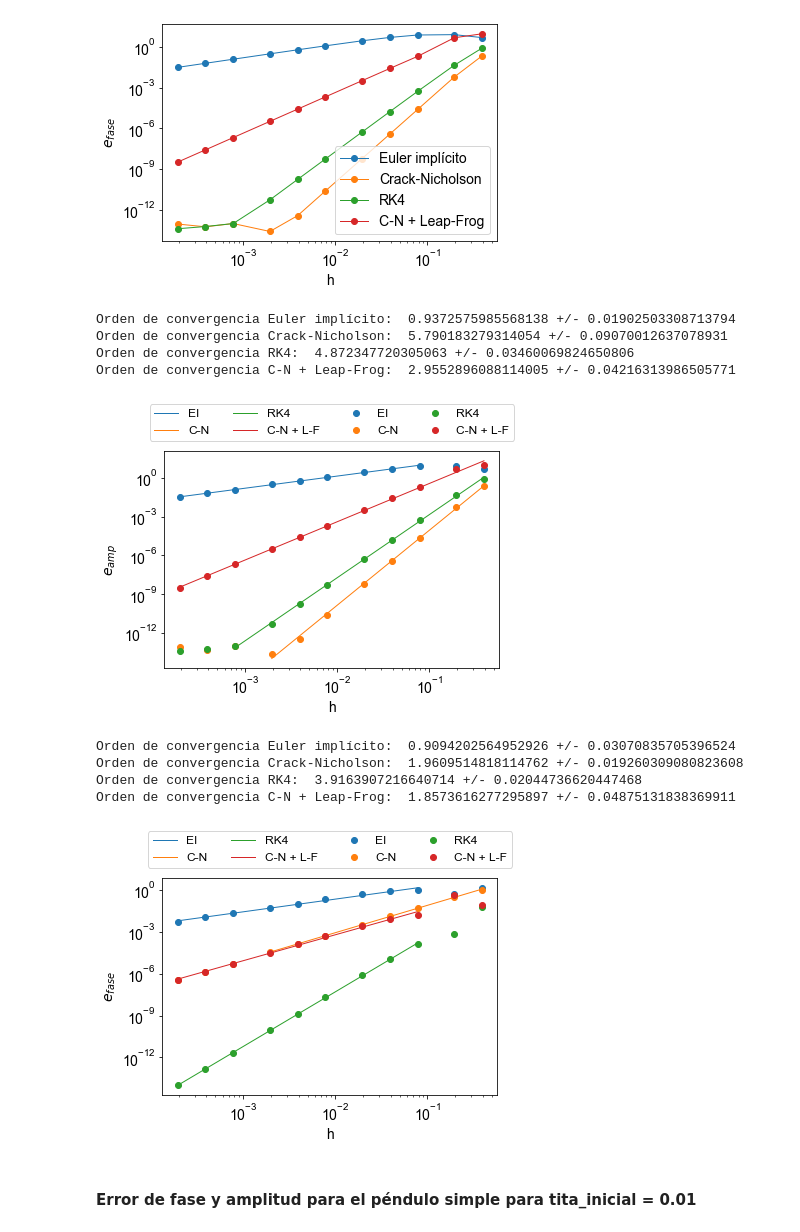
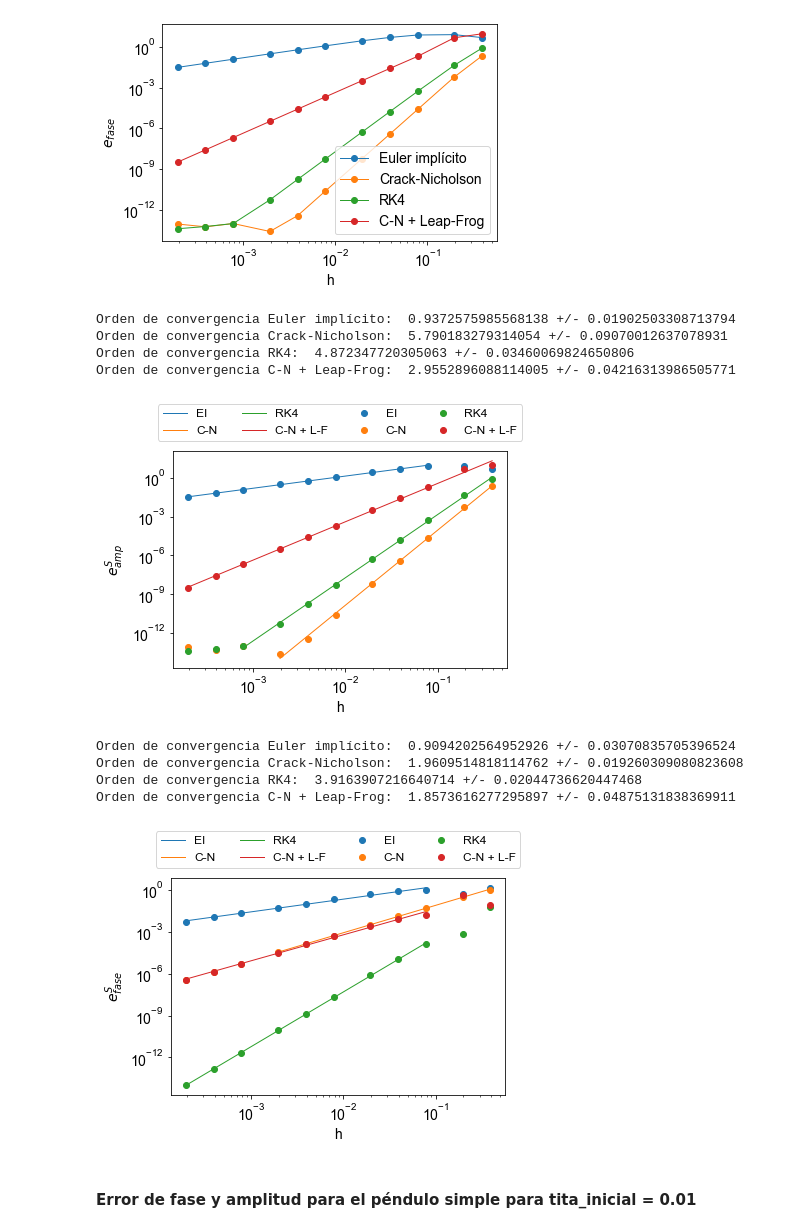
Before and after one commit to Lupama2/Guias_Metodos_Num_Fluidos_I, a Jupyter notebook: Guias/Guia_2/Ejercicio_4/Programa/graficos/graficos.ipynb, the cells around one changed output. Saved outputs shown, nothing was run; the diff lists cells and outputs as text; code cells hidden in the pictures.

```diff
--- a/Guias/Guia_2/Ejercicio_4/Programa/graficos/graficos.ipynb
+++ b/Guias/Guia_2/Ejercicio_4/Programa/graficos/graficos.ipynb
@@ -119,35 +119,35 @@ plt.plot(x, np.exp(m*np.log(x) + b), label='RK4',linewidth=1, color = "tab:green
 
 x, y = datos_h[limits_CNLF[0]:limits_CNLF[1]], datos_amplitud[limits_CNLF[0]:limits_CNLF[1],3]
 coefs, matrix_cov = np.polyfit(np.log(x), np.log(np.abs(y)), 1, cov = True)
 m, b = coefs[0], coefs[1]
 print("Orden de convergencia C-N + Leap-Frog: ", m, "+/-", matrix_cov[0,0]**0.5)
 plt.plot(x, np.exp(m*np.log(x) + b), label='C-N + L-F',linewidth=1, color = "tab:red")
 
 
 
 plt.plot(datos_h, np.abs(datos_amplitud[:,0]), label='EI',marker='o',linewidth=0, color = "tab:blue")
 plt.plot(datos_h, np.abs(datos_amplitud[:,1]), label='C-N',marker='o',linewidth=0, color = "tab:orange")
 plt.plot(datos_h, np.abs(datos_amplitud[:,2]), label='RK4',marker='o',linewidth=0, color = "tab:green")
 plt.plot(datos_h, np.abs(datos_amplitud[:,3]), label='C-N + L-F',marker='o',linewidth=0, color = "tab:red")
 #Parámetros del gráfico:
 plt.legend(loc='lower center', ncol = 4, bbox_to_anchor=(0, 1.02, 1, 0.2),fontsize = 12)
 plt.xlabel('h')
-plt.ylabel('$e_{amp}$')
+plt.ylabel('$e_{amp}^S$')
 # plt.xticks(x, my_xticks)
 # plt.yticks(np.arange(y.min(), y.max(), 0.005))
 # plt.yticks(np.arange(-0.5,0.5 + 0.2,0.2))
 # plt.xlim(10.0**-4, 10.0**0)
 plt.xscale("log")
 plt.yscale("log")
 
 #Guardo el gráfico
 plt.savefig('error_amplitud_simple_pi2.pdf', format='pdf',bbox_inches = "tight")
 # %% [output]
 Orden de convergencia Euler implícito:  0.9372575985568138 +/- 0.01902503308713794
 Orden de convergencia Crack-Nicholson:  5.790183279314054 +/- 0.09070012637078931
 Orden de convergencia RK4:  4.872347720305063 +/- 0.03460069824650806
 Orden de convergencia C-N + Leap-Frog:  2.9552896088114005 +/- 0.04216313986505771
-[figure, old version]
+[figure, new version]
 # %%
 #ERROR DE FASE
 
@@ -199,7 +199,7 @@ plt.plot(datos_h, np.abs(datos_fase[:,3]), label='C-N + L-F',marker='o',linewidt
 #Parámetros del gráfico:
 plt.legend(loc='lower center', ncol = 4, bbox_to_anchor=(0, 1.02, 1, 0.2),fontsize = 12)
 plt.xlabel('h')
-plt.ylabel('$e_{fase}$')
+plt.ylabel('$e_{fase}^S$')
 # plt.xticks(x, my_xticks)
 # plt.yticks(np.arange(y.min(), y.max(), 0.005))
 # plt.yticks(np.arange(-0.5,0.5 + 0.2,0.2))
@@ -214,7 +214,7 @@ Orden de convergencia Euler implícito:  0.9094202564952926 +/- 0.03070835705396
 Orden de convergencia Crack-Nicholson:  1.9609514818114762 +/- 0.019260309080823608
 Orden de convergencia RK4:  3.9163907216640714 +/- 0.02044736620447468
 Orden de convergencia C-N + Leap-Frog:  1.8573616277295897 +/- 0.04875131838369911
-[figure, old version]
+[figure, new version]
 # %% [markdown]
 #### Error de fase y amplitud para el péndulo simple para tita_inicial = 0.01
 # %%
```
Also changed, not shown: parts of 6 cells of this notebook, 17 other files.
